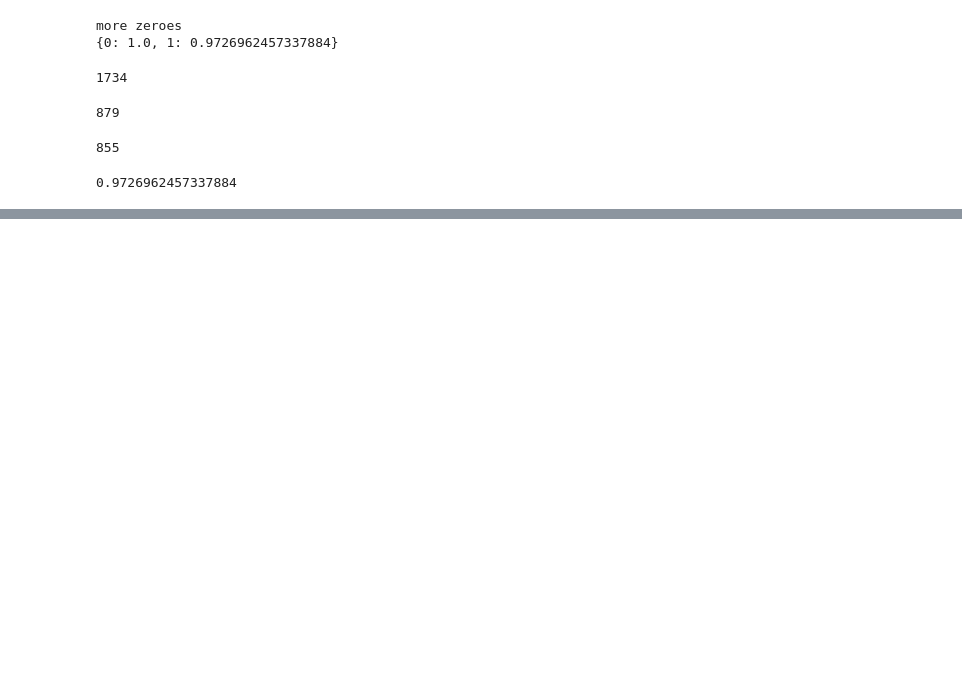
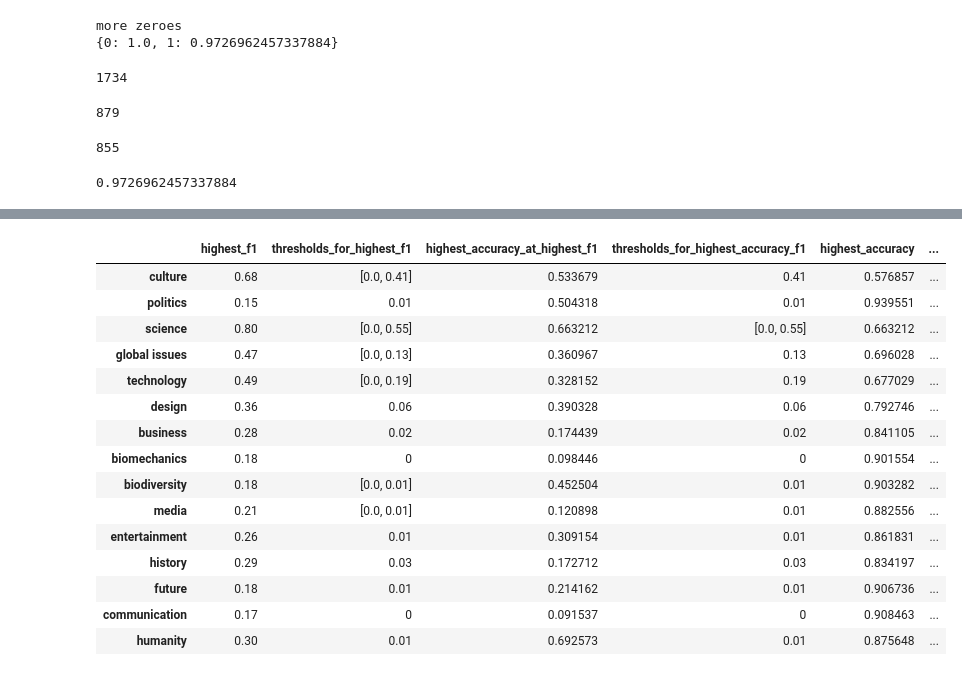
Before and after one commit to GlennChia/50_038_cds_project, a Jupyter notebook: notebooks/models/20_dl_binary_relevance_multi_headline_transcript_tm_ner_pos.ipynb, the cells around one changed output, grey strips where cells are left out. Cells and saved outputs as stored; diff of their text form; code cells hidden in the pictures; blank space fills up the shorter version.

Commit message:
Update threshold values

```diff
--- a/notebooks/models/20_dl_binary_relevance_multi_headline_transcript_tm_ner_pos.ipynb
+++ b/notebooks/models/20_dl_binary_relevance_multi_headline_transcript_tm_ner_pos.ipynb
@@ -1052,0 +1082,14 @@ train_y_tag.count()
+# %%
+import ast
+def change_thresholds(string):
+    ls = ast.literal_eval(string)
+    maximum = max(ls)
+    minimum = min(ls)
+
+    if maximum != minimum:
+        return [minimum,maximum]
+    else:
+        return maximum
+# %%
+df['thresholds_for_highest_f1'] = df['thresholds_for_highest_f1'].map(lambda x: change_thresholds(x))
+df.head()
@@ -1052,0 +1103,23 @@ train_y_tag.count()
+# %%
+df['thresholds_for_highest_accuracy_f1'] = df['thresholds_for_highest_accuracy_f1'].map(lambda x: change_thresholds(x))
+# %%
+df['threshold_for_highest_accuracy_i'] = df['threshold_for_highest_accuracy_i'].map(lambda x: change_thresholds(x))
+# %%
+df
+# %% [output]
+|  | highest_f1 | thresholds_for_highest_f1 | highest_accuracy_at_highest_f1 | thresholds_for_highest_accuracy_f1 | highest_accuracy | ... |
+| culture | 0.68 | [0.0, 0.41] | 0.533679 | 0.41 | 0.576857 | ... |
+| politics | 0.15 | 0.01 | 0.504318 | 0.01 | 0.939551 | ... |
+| science | 0.80 | [0.0, 0.55] | 0.663212 | [0.0, 0.55] | 0.663212 | ... |
+| global issues | 0.47 | [0.0, 0.13] | 0.360967 | 0.13 | 0.696028 | ... |
+| technology | 0.49 | [0.0, 0.19] | 0.328152 | 0.19 | 0.677029 | ... |
+| design | 0.36 | 0.06 | 0.390328 | 0.06 | 0.792746 | ... |
+| business | 0.28 | 0.02 | 0.174439 | 0.02 | 0.841105 | ... |
+| biomechanics | 0.18 | 0 | 0.098446 | 0 | 0.901554 | ... |
+| biodiversity | 0.18 | [0.0, 0.01] | 0.452504 | 0.01 | 0.903282 | ... |
+| media | 0.21 | [0.0, 0.01] | 0.120898 | 0.01 | 0.882556 | ... |
+| entertainment | 0.26 | 0.01 | 0.309154 | 0.01 | 0.861831 | ... |
+| history | 0.29 | 0.03 | 0.172712 | 0.03 | 0.834197 | ... |
+| future | 0.18 | 0.01 | 0.214162 | 0.01 | 0.906736 | ... |
+| communication | 0.17 | 0 | 0.091537 | 0 | 0.908463 | ... |
+| humanity | 0.30 | 0.01 | 0.692573 | 0.01 | 0.875648 | ... |
```
Also changed, not shown: parts of 5 cells of this notebook, 2 other files.
